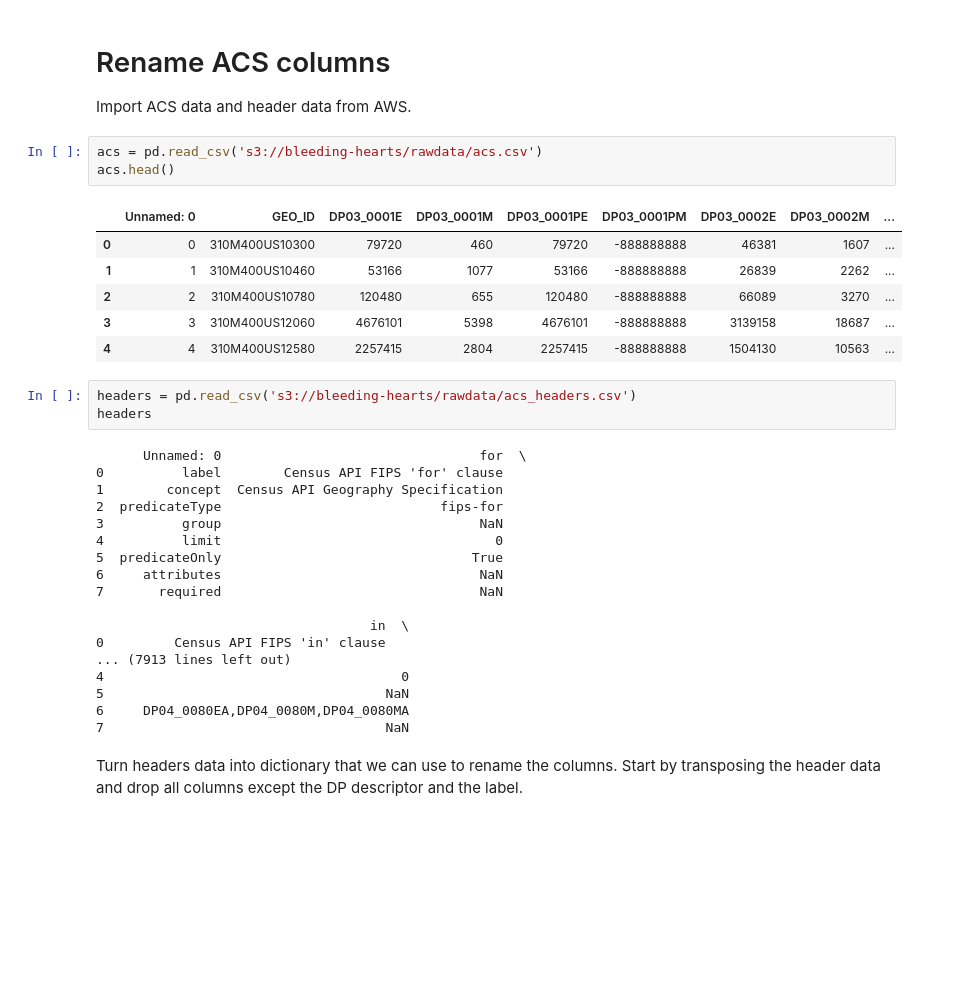
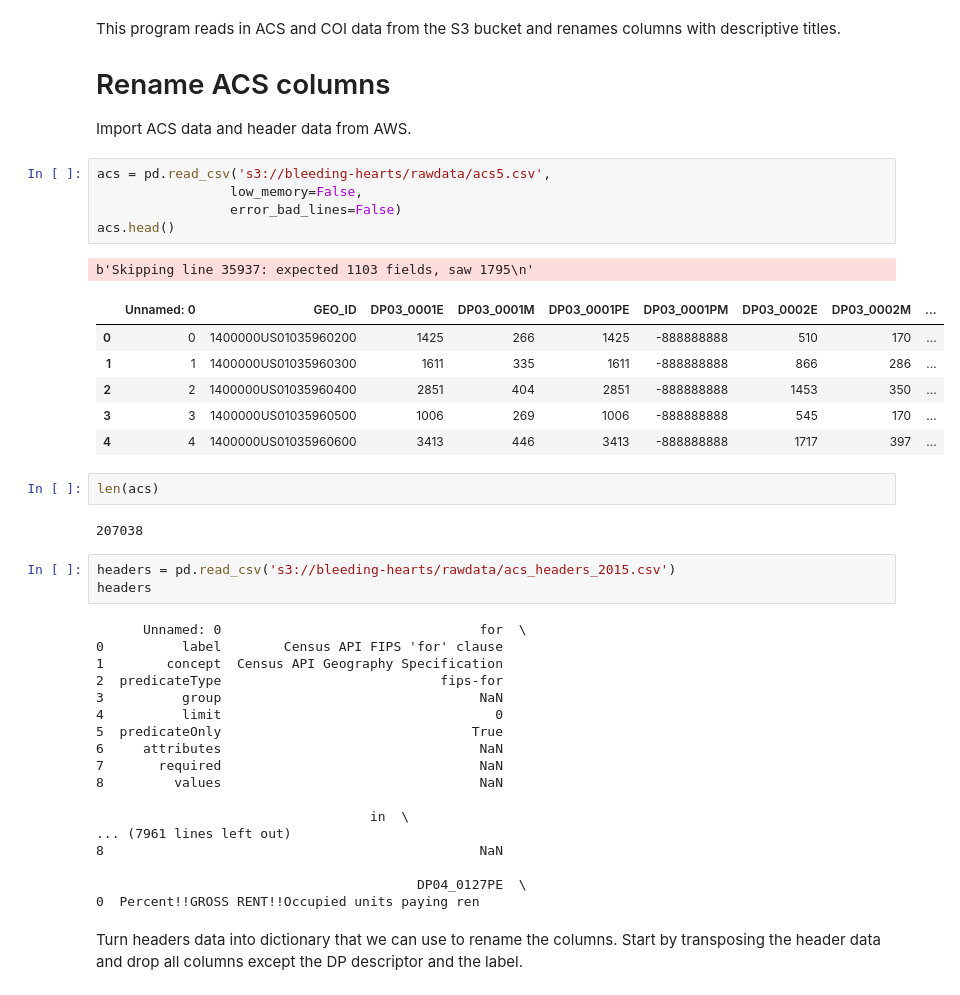
Before and after one commit to georgetown-analytics/Bleeding-Hearts, a Jupyter notebook: Wrangling.ipynb, the cells around one changed output. Cells and saved outputs as stored; diff of their text form; blank space fills up the shorter version.

Commit message:
erged normalized data

```diff
--- a/Wrangling.ipynb
+++ b/Wrangling.ipynb
@@ -10,18 +10,27 @@ Program run at 2021-05-14 15:15:16.259213
 # %% [markdown]
+This program reads in ACS and COI data from the S3 bucket and renames columns with descriptive titles.
+
 # Rename ACS columns
 Import ACS data and header data from AWS.
 # %%
-acs = pd.read_csv('s3://bleeding-hearts/rawdata/acs.csv')
+acs = pd.read_csv('s3://bleeding-hearts/rawdata/acs5.csv',
+                 low_memory=False,
+                 error_bad_lines=False)
 acs.head()
 # %% [output]
+b'Skipping line 35937: expected 1103 fields, saw 1795\n'
 |  | Unnamed: 0 | GEO_ID | DP03_0001E | DP03_0001M | DP03_0001PE | DP03_0001PM | DP03_0002E | DP03_0002M | ... |
-| 0 | 0 | 310M400US10300 | 79720 | 460 | 79720 | -888888888 | 46381 | 1607 | ... |
-| 1 | 1 | 310M400US10460 | 53166 | 1077 | 53166 | -888888888 | 26839 | 2262 | ... |
-| 2 | 2 | 310M400US10780 | 120480 | 655 | 120480 | -888888888 | 66089 | 3270 | ... |
-| 3 | 3 | 310M400US12060 | 4676101 | 5398 | 4676101 | -888888888 | 3139158 | 18687 | ... |
-| 4 | 4 | 310M400US12580 | 2257415 | 2804 | 2257415 | -888888888 | 1504130 | 10563 | ... |
+| 0 | 0 | 1400000US01035960200 | 1425 | 266 | 1425 | -888888888 | 510 | 170 | ... |
+| 1 | 1 | 1400000US01035960300 | 1611 | 335 | 1611 | -888888888 | 866 | 286 | ... |
+| 2 | 2 | 1400000US01035960400 | 2851 | 404 | 2851 | -888888888 | 1453 | 350 | ... |
+| 3 | 3 | 1400000US01035960500 | 1006 | 269 | 1006 | -888888888 | 545 | 170 | ... |
+| 4 | 4 | 1400000US01035960600 | 3413 | 446 | 3413 | -888888888 | 1717 | 397 | ... |
+# %%
+len(acs)
+# %% [output]
+207038
 # %%
-headers = pd.read_csv('s3://bleeding-hearts/rawdata/acs_headers.csv')
+headers = pd.read_csv('s3://bleeding-hearts/rawdata/acs_headers_2015.csv')
 headers
 # %% [output]
       Unnamed: 0                                 for  \
@@ -33,14 +42,14 @@ headers
 5  predicateOnly                                True
 6     attributes                                 NaN
 7       required                                 NaN
+8         values                                 NaN
 
                                    in  \
-0         Census API FIPS 'in' clause
-... (7913 lines left out)
-4                                      0
-5                                    NaN
-6     DP04_0080EA,DP04_0080M,DP04_0080MA
-7                                    NaN
+... (7961 lines left out)
+8                                                NaN
+
+                                         DP04_0127PE  \
+0  Percent!!GROSS RENT!!Occupied units paying ren
 # %% [markdown]
 Turn headers data into dictionary that we can use to rename the columns. Start by transposing the header data and drop all columns except the DP descriptor and the label.
 # %%
```
Also changed, not shown: parts of 47 cells of this notebook.
